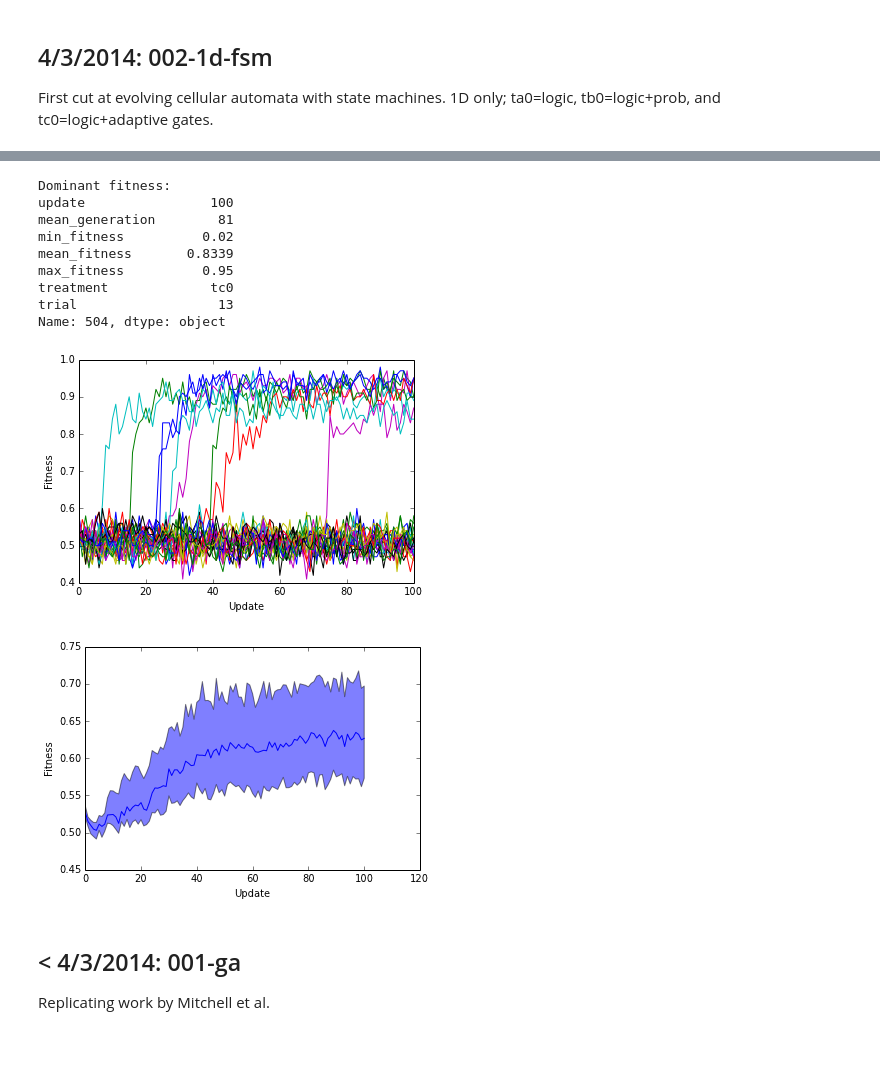
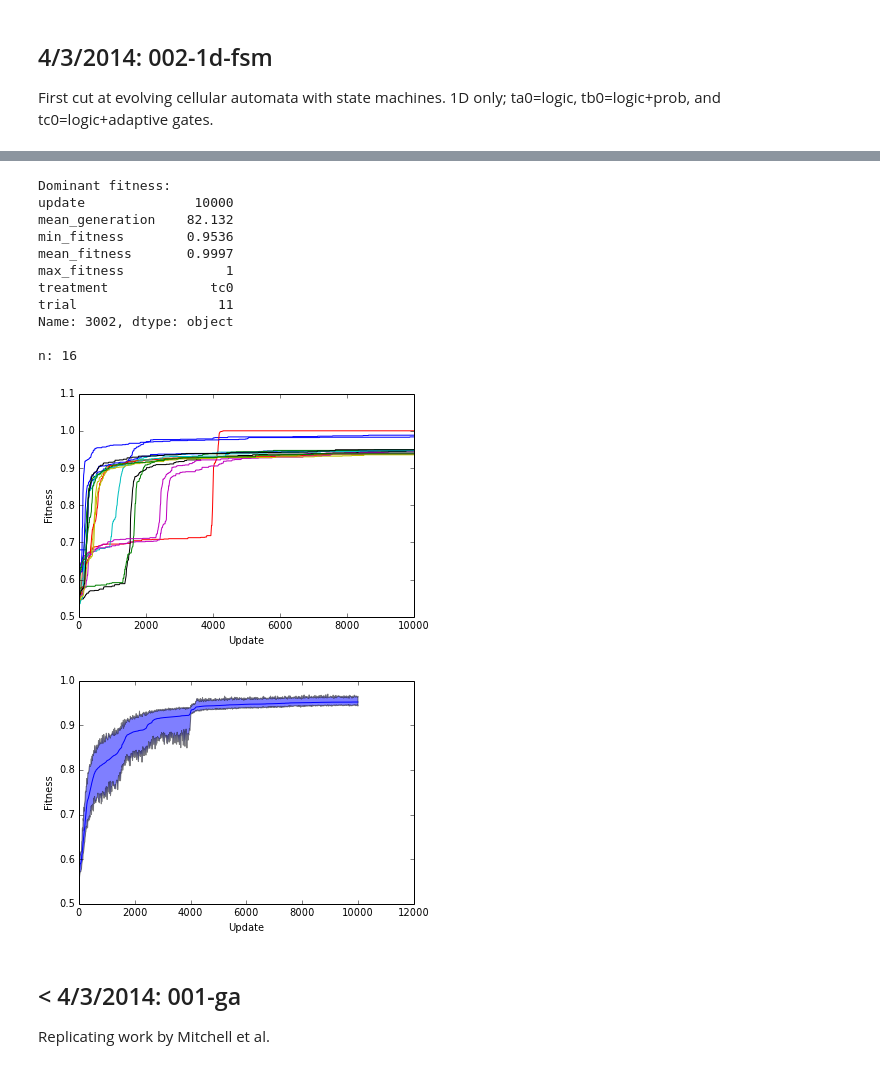
Before and after one commit to dknoester/self-assembly, a Jupyter notebook: math/self-assembly.ipynb, the cells around one changed output, grey strips where cells are left out. Saved outputs shown, nothing was run; the diff lists cells and outputs as text; code cells hidden in the pictures.

```diff
--- a/math/self-assembly.ipynb
+++ b/math/self-assembly.ipynb
@@ -150,17 +154,19 @@ Name: 2524, dtype: object
 # %%
-D = fitness_plots('../var/002-fsm','tc0') # logic+adaptive
+D = fitness_plots('../var/002-1d-fsm','tc0') # logic+adaptive
 # %% [output]
 Dominant fitness:
-update                100
-mean_generation        81
-min_fitness          0.02
-mean_fitness       0.8339
-max_fitness          0.95
+update              10000
+mean_generation    82.132
+min_fitness        0.9536
+mean_fitness       0.9997
+max_fitness             1
 treatment             tc0
-trial                  13
-Name: 504, dtype: object
+trial                  11
+Name: 3002, dtype: object
+
+n: 16
-[figure, old version]
+[figure, new version]
-[figure, old version]
+[figure, new version]
 # %% [markdown]
 ## < 4/3/2014: 001-ga
 
```
Also changed, not shown: parts of 5 cells of this notebook, 2 other files.
